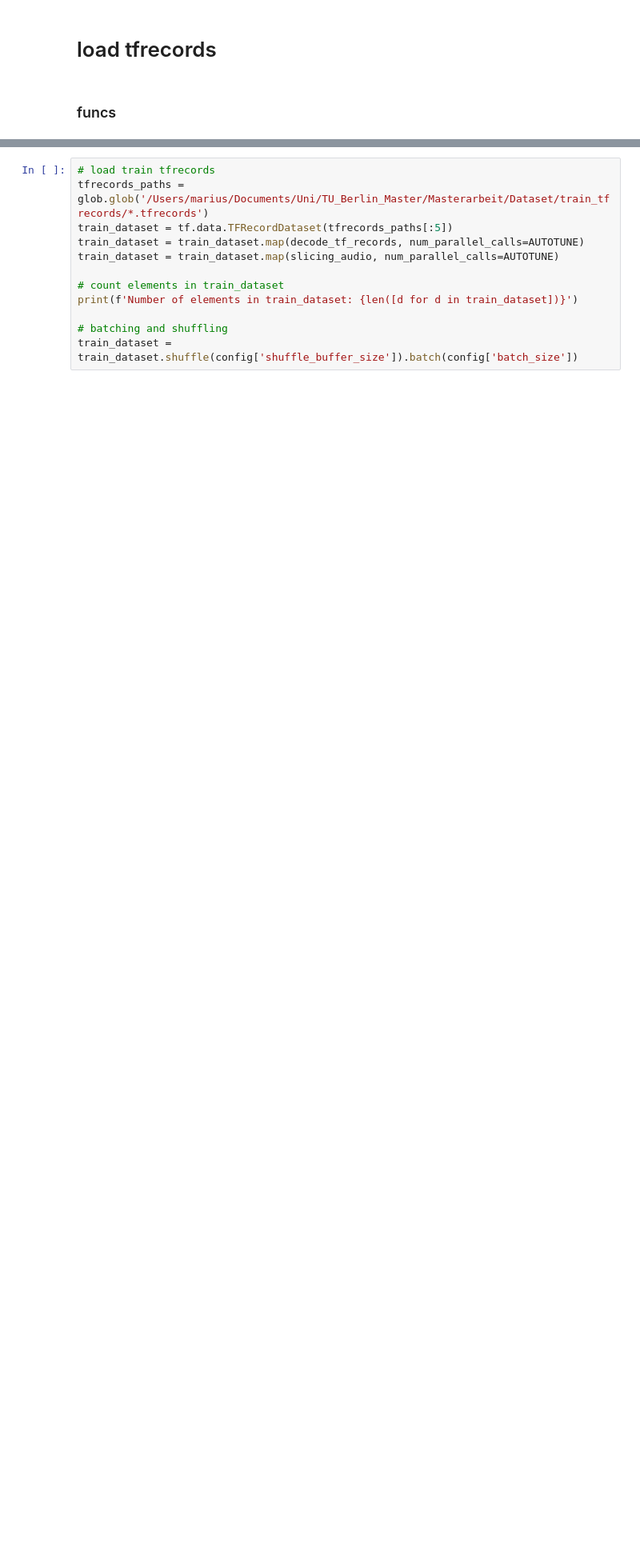
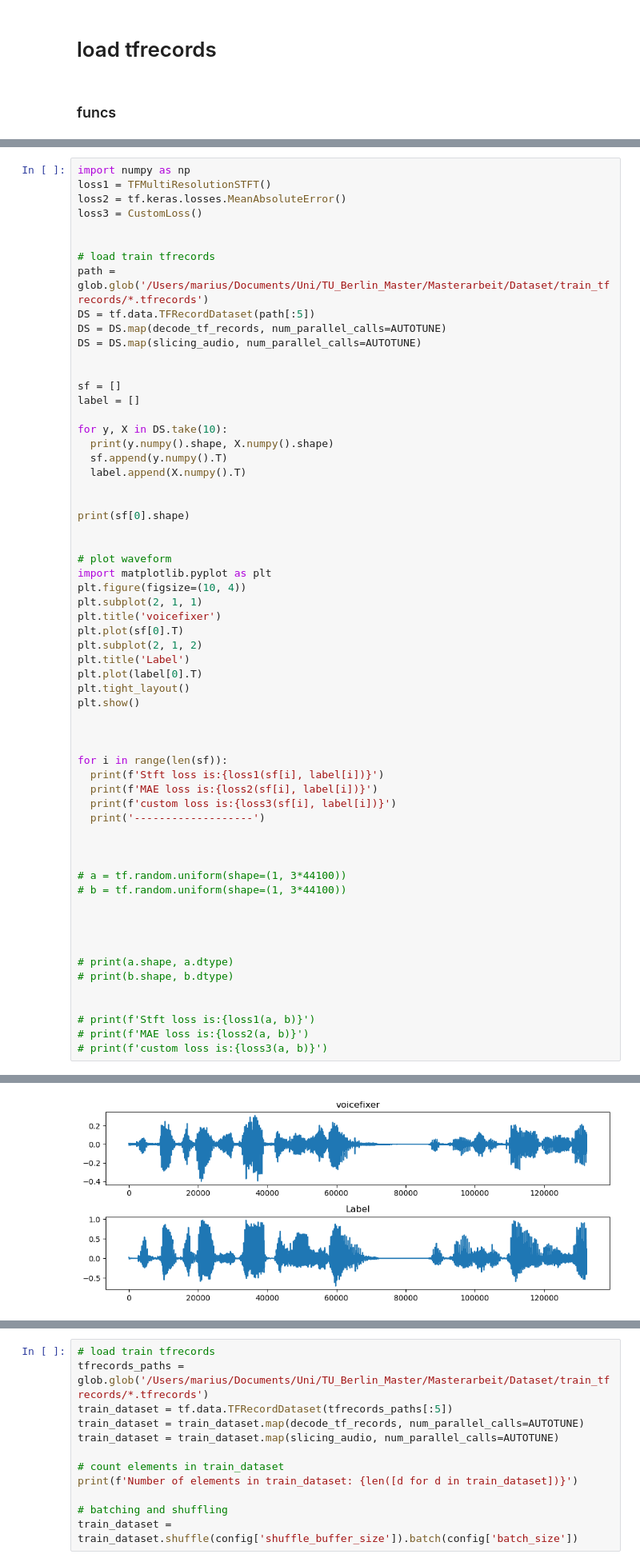
Before and after one commit to mase8129/Post_processing_net_for_speech_enhancement, a Jupyter notebook: 4_Model_training_L1_spec_loss.ipynb, the cells around one changed output, grey strips where cells are left out. Shown at 80% size. Saved outputs shown, nothing was run; the diff lists cells and outputs as text; blank space fills up the shorter version.

```diff
--- a/4_Model_training_L1_spec_loss.ipynb
+++ b/4_Model_training_L1_spec_loss.ipynb
@@ -278,0 +292,62 @@ class TFMultiResolutionSTFT(tf.keras.layers.Layer):
+# %%
+import numpy as np
+loss1 = TFMultiResolutionSTFT()
+loss2 = tf.keras.losses.MeanAbsoluteError()
+loss3 = CustomLoss()
+
+
+# load train tfrecords
+path = glob.glob('/Users/marius/Documents/Uni/TU_Berlin_Master/Masterarbeit/Dataset/train_tfrecords/*.tfrecords')
+DS = tf.data.TFRecordDataset(path[:5])
+DS = DS.map(decode_tf_records, num_parallel_calls=AUTOTUNE)
+DS = DS.map(slicing_audio, num_parallel_calls=AUTOTUNE)
+
+
+sf = []
+label = []
+
+for y, X in DS.take(10):
+  print(y.numpy().shape, X.numpy().shape)
+  sf.append(y.numpy().T)
+  label.append(X.numpy().T)
+
+
+print(sf[0].shape)
+
+
+# plot waveform
+import matplotlib.pyplot as plt
+plt.figure(figsize=(10, 4))
+plt.subplot(2, 1, 1)
+plt.title('voicefixer')
+plt.plot(sf[0].T)
+plt.subplot(2, 1, 2)
+plt.title('Label')
+plt.plot(label[0].T)
+plt.tight_layout()
+plt.show()
+
+
+
+for i in range(len(sf)):
+  print(f'Stft loss is:{loss1(sf[i], label[i])}')
+  print(f'MAE loss is:{loss2(sf[i], label[i])}')
+  print(f'custom loss is:{loss3(sf[i], label[i])}')
+  print('-------------------')
+
+
+
+# a = tf.random.uniform(shape=(1, 3*44100))
+# b = tf.random.uniform(shape=(1, 3*44100))
+
+
+
+
+# print(a.shape, a.dtype)
+# print(b.shape, b.dtype)
+
+
+# print(f'Stft loss is:{loss1(a, b)}')
+# print(f'MAE loss is:{loss2(a, b)}')
+# print(f'custom loss is:{loss3(a, b)}')
+# %% [output]
@@ -278,0 +365 @@ class TFMultiResolutionSTFT(tf.keras.layers.Layer):
+[figure, added]
```
Also changed, not shown: parts of 6 cells of this notebook, 4 other files.
